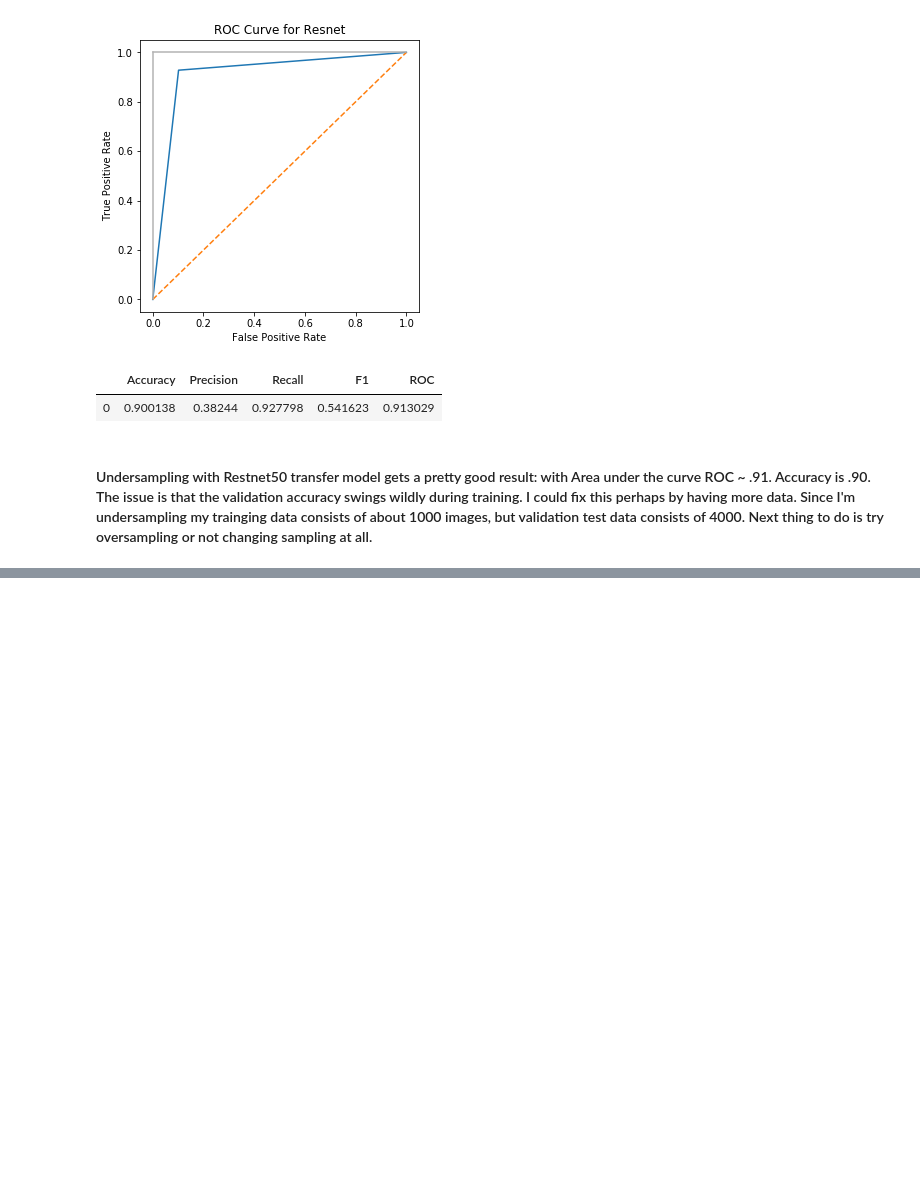
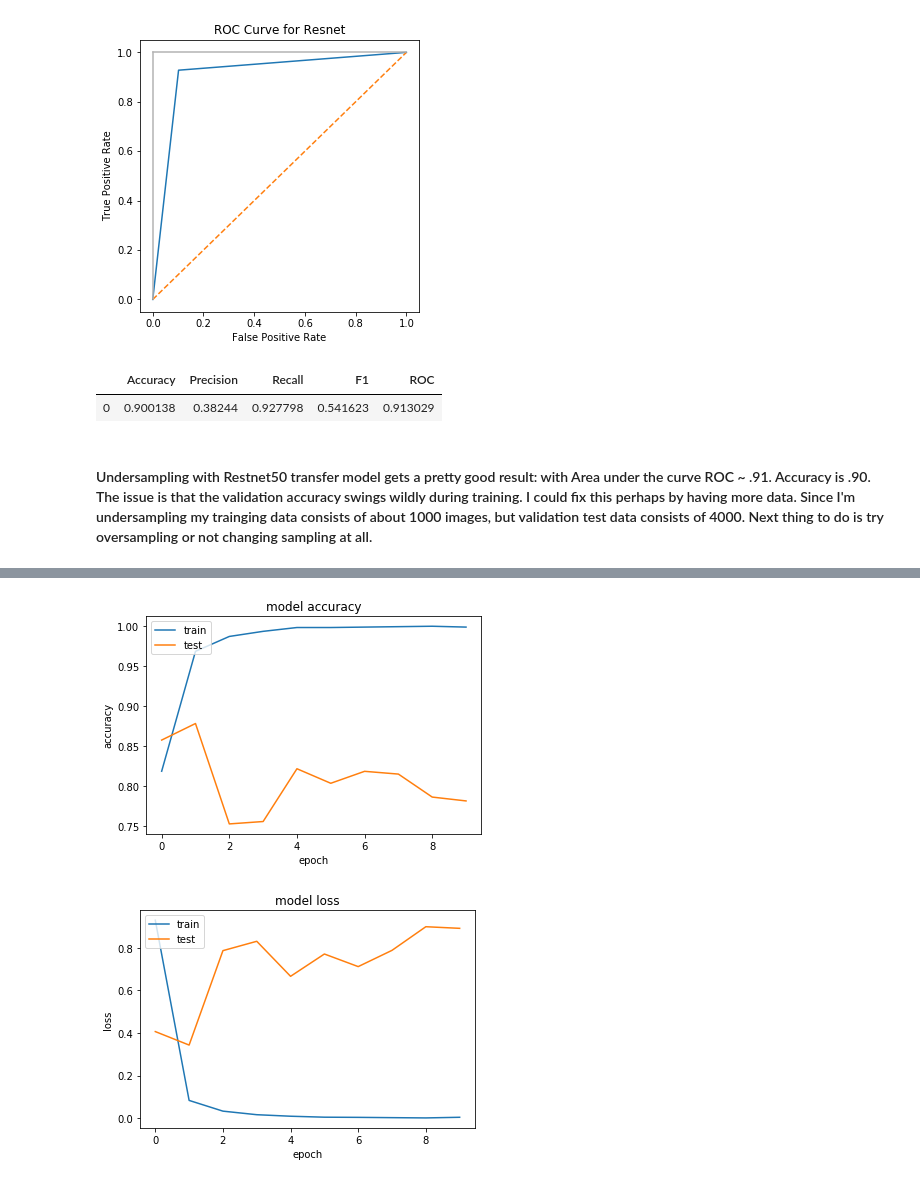
Before and after one commit to miamedra2/oilpalm_image_classification, a Jupyter notebook: OilPalmClassification_Undersampling.ipynb, the cells around one changed output, grey strips where cells are left out. Cells and saved outputs as stored; diff of their text form; code cells hidden in the pictures; blank space fills up the shorter version.

```diff
--- a/OilPalmClassification_Undersampling.ipynb
+++ b/OilPalmClassification_Undersampling.ipynb
@@ -362,5 +364,5 @@ output = Flatten()(output)
 # %%
-restnet = Model(restnet.input, output=output)
+#restnet = Model(restnet.input, output=output)
 # %%
 for layer in restnet.layers:
     layer.trainable = False
@@ -434,3 +436,22 @@ GetMetrics(resnet, image_test, label_test, 'Resnet')
 | 0 | 0.900138 | 0.38244 | 0.927798 | 0.541623 | 0.913029 |
 # %% [markdown]
 #### Undersampling with Restnet50 transfer model gets a pretty good result: with Area under the curve ROC ~ .91.  Accuracy is .90.  The issue is that the validation accuracy swings wildly during training.  I could fix this perhaps by having more data.  Since I'm undersampling my trainging data consists of about 1000 images, but validation test data consists of 4000.  Next thing to do is try oversampling or not changing sampling at all.
+# %%
+def getResNet2():
+    restnet = ResNet50(include_top = False, weights='imagenet', input_shape=(200, 200, 3))
+    for layer in restnet.layers:
+        layer.trainable = False
+
+    model = Sequential()
+    model.add(restnet)
+    model.add(Conv2D(filters = 128, kernel_size = (3, 3), activation = "relu"))
+    model.add(Conv2D(filters = 128, kernel_size = (3, 3), activation = "relu"))
+    model.add(Flatten())
+    model.add(Dropout(0.3))
+    model.add(Dense(1, activation='sigmoid'))
+
+    model.compile(optimizer="Adam", loss='binary_crossentropy', metrics=['accuracy'])
+    return model
+# %%
+resnet2 = getResNet2()
+resnet2.summary()
@@ -436,0 +478,2 @@ GetMetrics(resnet, image_test, label_test, 'Resnet')
+# %%
+history = resnet2.fit(image_under_train, label_under_train, validation_data=(image_test, label_test), epochs=10, batch_size = 128)
@@ -436,0 +498,5 @@ GetMetrics(resnet, image_test, label_test, 'Resnet')
+# %%
+plothistory(history)
+# %% [output]
+[figure, added]
+[figure, added]
```
Also changed, not shown: parts of 8 cells of this notebook, 1 other file.
